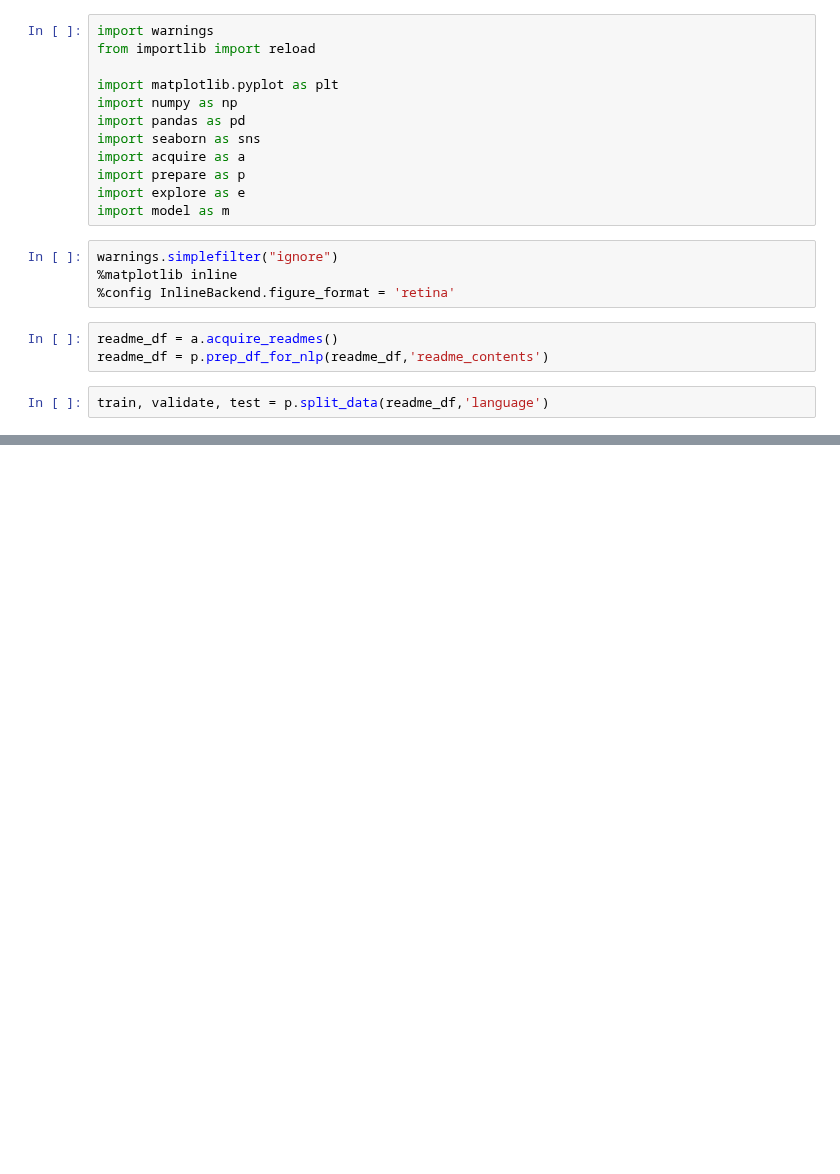
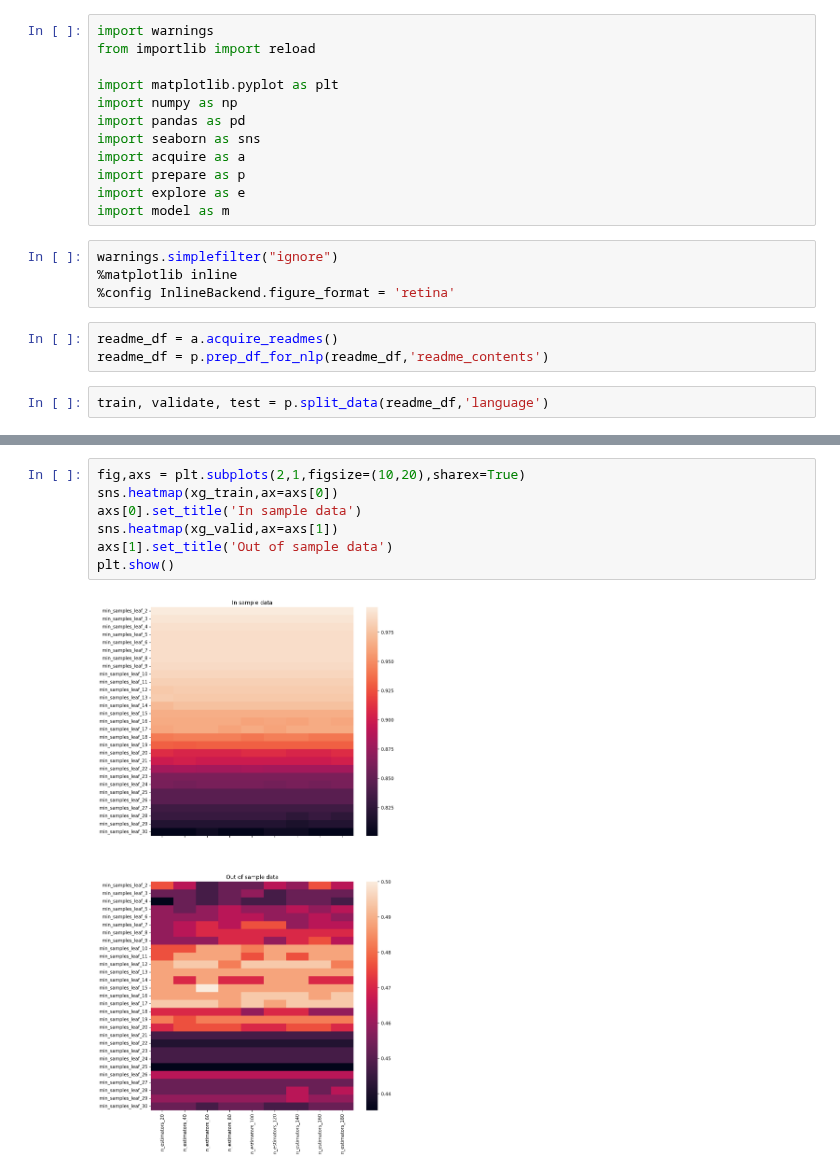
Before and after one commit to L-G-B-Team/nlp-project, a Jupyter notebook: woody_model.ipynb, the cells around one changed output, grey strips where cells are left out. Saved outputs shown, nothing was run; the diff lists cells and outputs as text; blank space fills up the shorter version.

```diff
--- a/woody_model.ipynb
+++ b/woody_model.ipynb
@@ -36,0 +54,9 @@ sns.heatmap(rf_results)
+# %%
+fig,axs = plt.subplots(2,1,figsize=(10,20),sharex=True)
+sns.heatmap(xg_train,ax=axs[0])
+axs[0].set_title('In sample data')
+sns.heatmap(xg_valid,ax=axs[1])
+axs[1].set_title('Out of sample data')
+plt.show()
+# %% [output]
+[figure, added]
```
Also changed, not shown: parts of 3 cells of this notebook, 1 other file.
